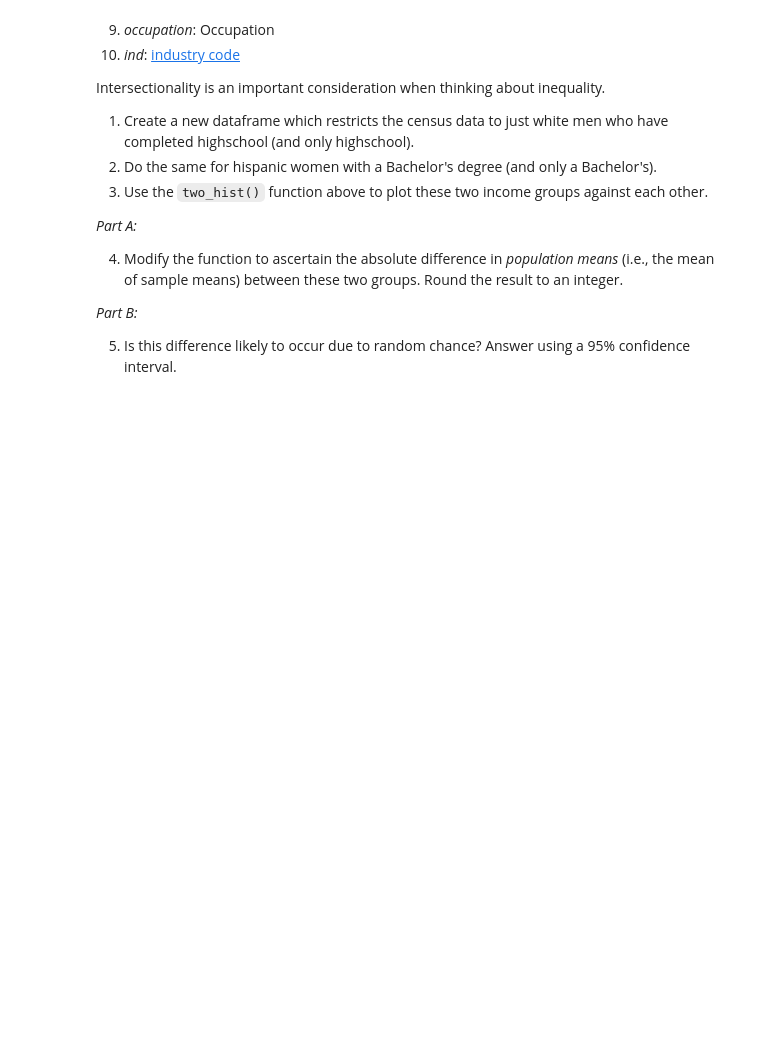
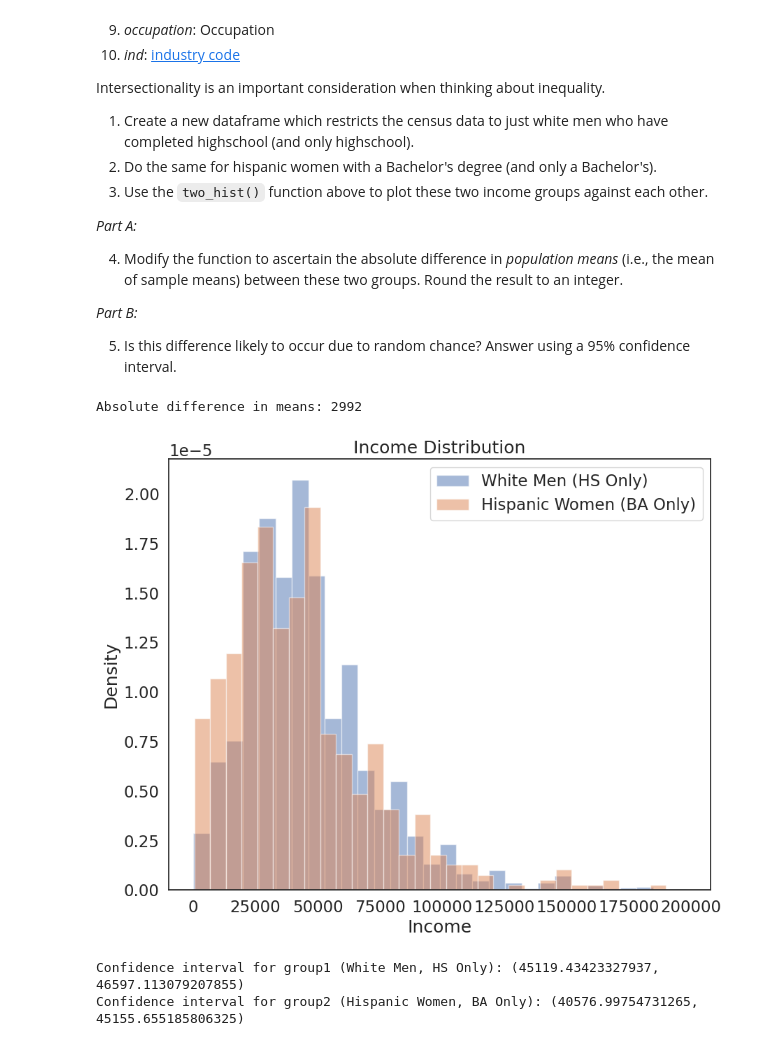
Before and after one commit to KellyLuo123/QM2-1, a Jupyter notebook: W5_Distributions_and_Basic_Statistics.ipynb, the cells around one changed output. Drawn from its saved outputs; the diff is of its cells as text; code cells hidden in the pictures; blank space fills up the shorter version.

```diff
--- a/W5_Distributions_and_Basic_Statistics.ipynb
+++ b/W5_Distributions_and_Basic_Statistics.ipynb
@@ -538,3 +549,37 @@ Intersectionality is an important consideration when thinking about inequality.
 *Part B:*
 
 5. Is this difference likely to occur due to random chance? Answer using a 95% confidence interval.
+# %%
+import pandas as pd
+import matplotlib.pyplot as plt
+from scipy import stats
+
+group1 = df[(df['sex'] == 1) & (df['race'] == 1) & (df['sch'] == 12)]
+group2 = df[(df['sex'] == 2) & (df['race'] == 3) & (df['sch'] == 16)]
+
+def two_hist(data1, data2, label1, label2, title):
+    plt.hist(data1, bins=30, alpha=0.5, label=label1, density=True)
+    plt.hist(data2, bins=30, alpha=0.5, label=label2, density=True)
+
+    mean1 = data1.mean()
+    mean2 = data2.mean()
+    abs_diff = abs(mean1 - mean2)
+    print("Absolute difference in means:", round(abs_diff))
+
+    plt.xlabel('Income')
+    plt.ylabel('Density')
+    plt.title(title)
+    plt.legend()
+    plt.show()
+
+    conf_int1 = stats.norm.interval(0.95, loc=mean1, scale=stats.sem(data1))
+    conf_int2 = stats.norm.interval(0.95, loc=mean2, scale=stats.sem(data2))
+    print("Confidence interval for group1 (White Men, HS Only):", conf_int1)
+    print("Confidence interval for group2 (Hispanic Women, BA Only):", conf_int2)
+
+two_hist(group1['incwage'], group2['incwage'], 'White Men (HS Only)', 'Hispanic Women (BA Only)', 'Income Distribution')
+# %% [output]
+Absolute difference in means: 2992
+[figure, added]
+Confidence interval for group1 (White Men, HS Only): (45119.43423327937, 46597.113079207855)
+Confidence interval for group2 (Hispanic Women, BA Only): (40576.99754731265, 45155.655185806325)
```
Also changed, not shown: parts of 17 cells of this notebook.
